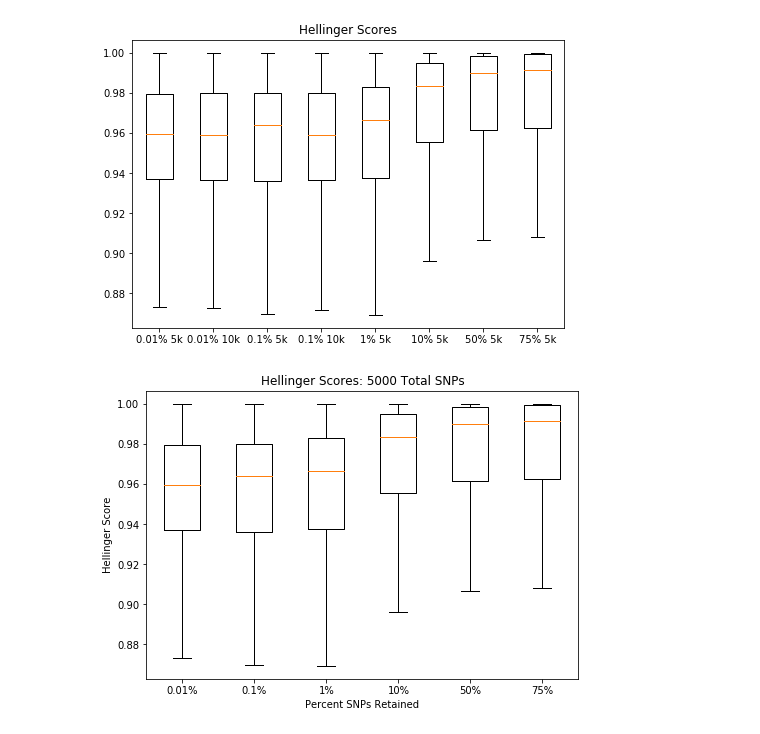
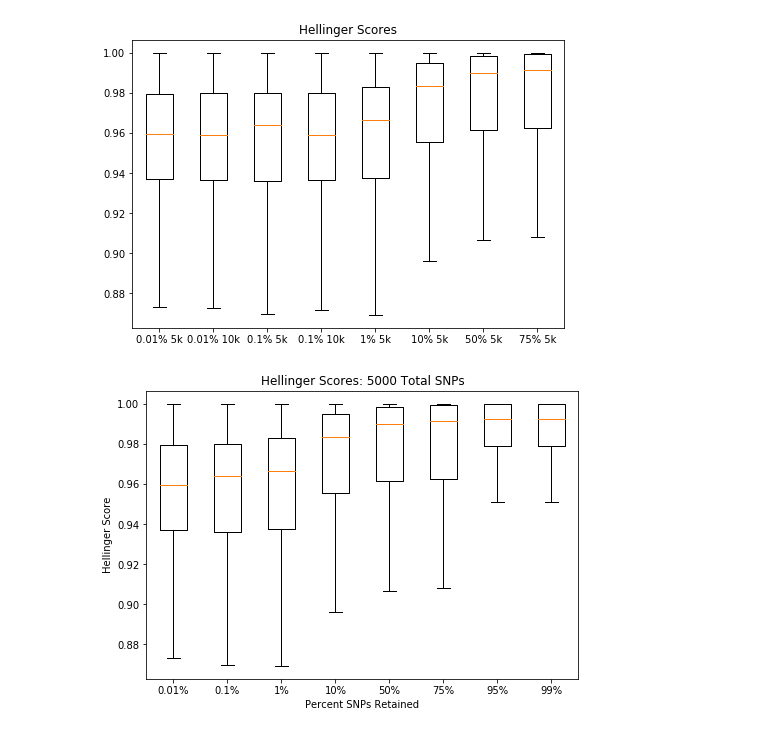
Before and after one commit to maggiejakus/StatML, a Jupyter notebook: Hellinger_Cleaned.ipynb, the cells around one changed output. Drawn from its saved outputs; the diff is of its cells as text; code cells hidden in the pictures.

```diff
--- a/Hellinger_Cleaned.ipynb
+++ b/Hellinger_Cleaned.ipynb
@@ -32,0 +35,2 @@ inf0001_5k_file = pd.read_csv ('in0001_5k.txt', delimiter=' ', header = None)
+# %%
+inf99_5k_file = pd.read_csv ('inf99_5k.txt', delimiter=' ', header = None)
@@ -71,7 +77,7 @@ for loc in range(5000):
     f_maj = 0
     f_hetero = 0
     f_min = 0
-    SNPs = inf0001_5k_file.loc[loc, 5:] #change imputed file name here
+    SNPs = inf99_5k_file.loc[loc, 5:] #change imputed file name here
 
     for i in range(int((len(SNPs))/3)):
         f_maj += SNPs.loc[5 +3*i]
@@ -86,7 +92,7 @@ imputed_indices = []
 preserved_indices = []
 
 for loc in range(len(pr_maj_imp)):
-    chrom = inf0001_5k_file.loc[loc, 0] #change imputed file name here
+    chrom = inf99_5k_file.loc[loc, 0] #change imputed file name here
     if chrom == "22":
         preserved_indices.append(loc)
     else:
@@ -109,9 +115,9 @@ for i in range(len(imputed_indices)):
 
 
 #rename H_score
-H_0001_5k = H_score #change this name!
+H_99_5k = H_score #change this name!
 
-np.savetxt('H0001_5k_11142020', H_0001_5k, delimiter = ',') #SAVE HERE
+np.savetxt('H99_5k_11162020', H_99_5k, delimiter = ',') #SAVE HERE
 # %% [markdown]
 ##
 # %% [markdown]
@@ -164,16 +170,16 @@ plt.show()
 # %%
 fig = plt.figure()
 
 ax = fig.add_axes([0,0,1,1])
 #ax.set_xticks([1, 2, 3, 4, 5, 6, 7])
-ax.set_xticklabels(['0.01%','0.1%', '1%', '10%', '50%', '75%'])
-ax.boxplot([H_0001_5k, H_001, H_01, H_10, H_50, H_75], showfliers=False)
+ax.set_xticklabels(['0.01%','0.1%', '1%', '10%', '50%', '75%', '95%', '99%'])
+ax.boxplot([H_0001_5k, H_001, H_01, H_10, H_50, H_75, H_95_5k, H_99_5k], showfliers=False)
 plt.title("Hellinger Scores: 5000 Total SNPs")
 plt.xlabel('Percent SNPs Retained')
 plt.ylabel('Hellinger Score')
 
 
 
 plt.show()
 # %% [output]
-[figure, old version]
+[figure, new version]
```
Also changed, not shown: parts of 5 cells of this notebook, 9 other files.
